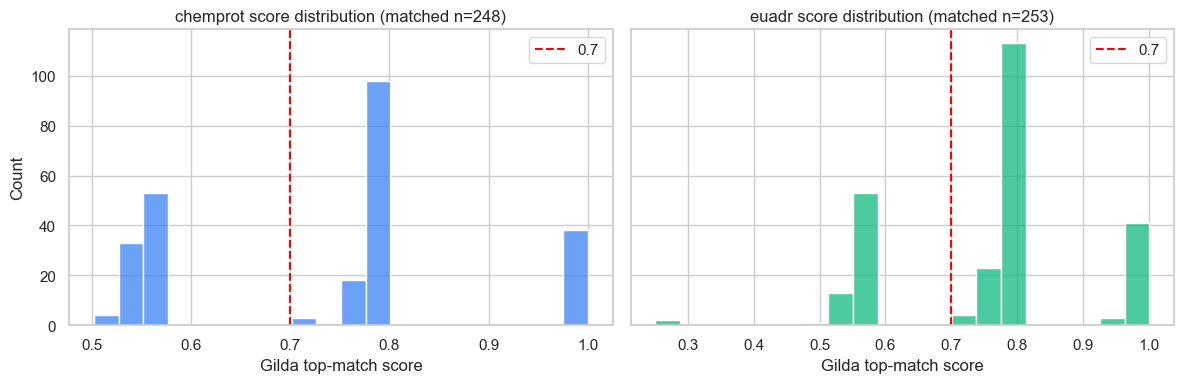
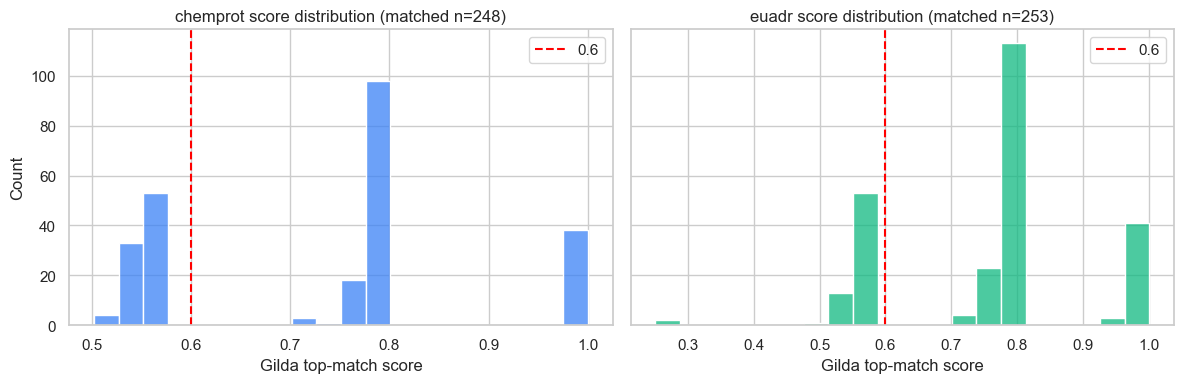
Code edit (unified diff) that turned the first committed figure into the second:
--- before
+++ after
@@ -4,5 +4,5 @@
     sub = matched[matched.dataset == ds]
     sns.histplot(sub["score"], bins=20, ax=ax, color=color)
-    ax.axvline(0.7, color="red", linestyle="--", label="0.7")
+    ax.axvline(0.6, color="red", linestyle="--", label="0.6")
     ax.set_title(f"{ds} score distribution (matched n={len(sub)})")
     ax.set_xlabel("Gilda top-match score")

Commit: Report updates